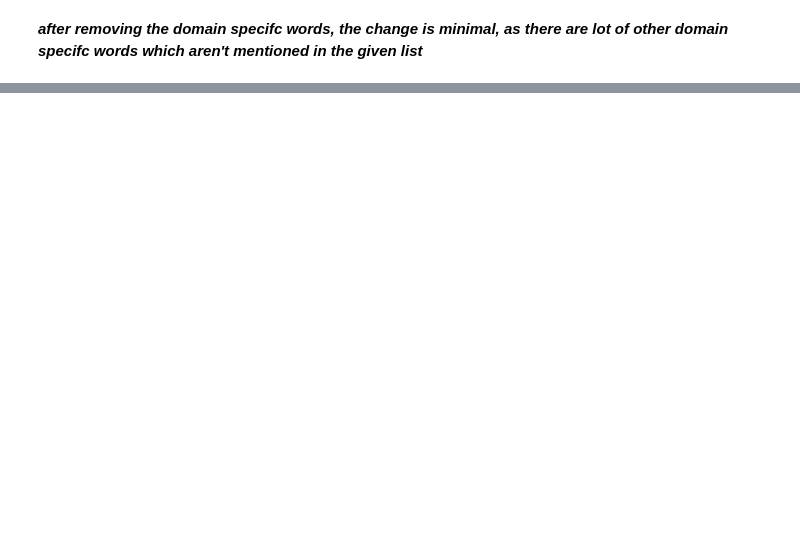
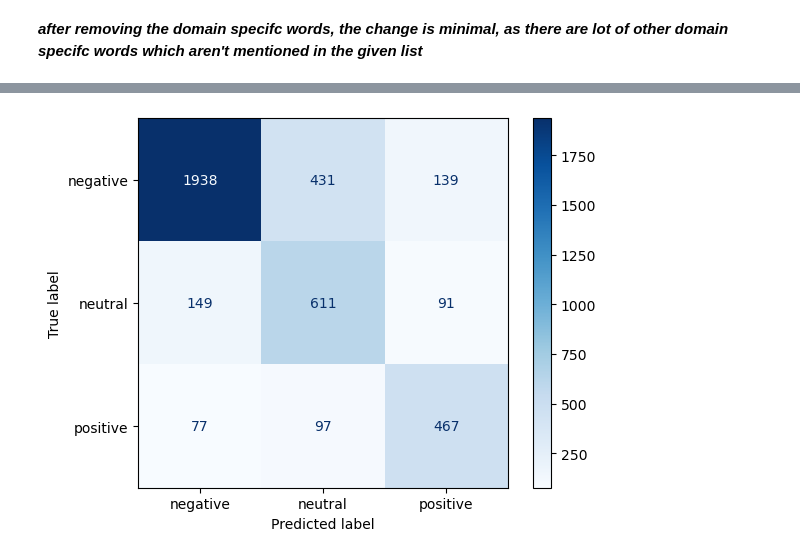
Before and after one commit to AliRehaman1920/airline-sentiment-analysis, a Jupyter notebook: notebooks/analysis.ipynb, the cells around one changed output, grey strips where cells are left out. Cells and saved outputs as stored; diff of their text form; code cells hidden in the pictures; blank space fills up the shorter version.

Commit message:
Complete sentiment analysis project wtih model evaluation

```diff
--- a/notebooks/analysis.ipynb
+++ b/notebooks/analysis.ipynb
@@ -83,0 +129,5 @@ for sentiment in sentiments:
+# %%
+encoder = LabelEncoder()
+df['sentiment_encoded'] = encoder.fit_transform(df['airline_sentiment'])
+
+df[['airline_sentiment', 'sentiment_encoded']].head()
@@ -83,0 +143,8 @@ for sentiment in sentiments:
+# %%
+vectorizer = TfidfVectorizer(ngram_range=(1, 2),
+                             min_df=5, max_df=0.6)
+
+X = vectorizer.fit_transform(df['ds_removed'])
+y = df['sentiment_encoded']
+
+X.shape
@@ -83,0 +155,8 @@ for sentiment in sentiments:
+# %%
+model = LogisticRegression(
+    C = 0.5,
+    class_weight = 'balanced',
+    max_iter = 1000
+)
+
+model.fit(X, y)
@@ -83,0 +165,12 @@ for sentiment in sentiments:
+# %%
+test_df = pd.read_csv('../data/raw/Tweets-test.csv')
+
+test_df['cleaned_text'] = clean_data(test_df['text'])
+test_df['ds_removed'] = rm_domain_words(test_df['cleaned_text'], dsw)
+
+test_df['sentiment_encoded'] = encoder.transform(test_df['airline_sentiment'])
+
+X_test = vectorizer.transform(test_df['ds_removed'])
+y_test = test_df['sentiment_encoded']
+
+y_pred = model.predict(X_test)
@@ -83,0 +201,10 @@ for sentiment in sentiments:
+# %%
+cm = confusion_matrix(y_test, y_pred)
+
+disp = ConfusionMatrixDisplay(confusion_matrix = cm, display_labels = encoder.classes_)
+disp.plot(cmap = 'Blues')
+
+plt.savefig('../outputs/confusion_matrix.png', dpi = 300, bbox_inches = 'tight')
+plt.show()
+# %% [output]
+[figure, added]
```
Also changed, not shown: parts of 12 cells of this notebook, 1 other file.
